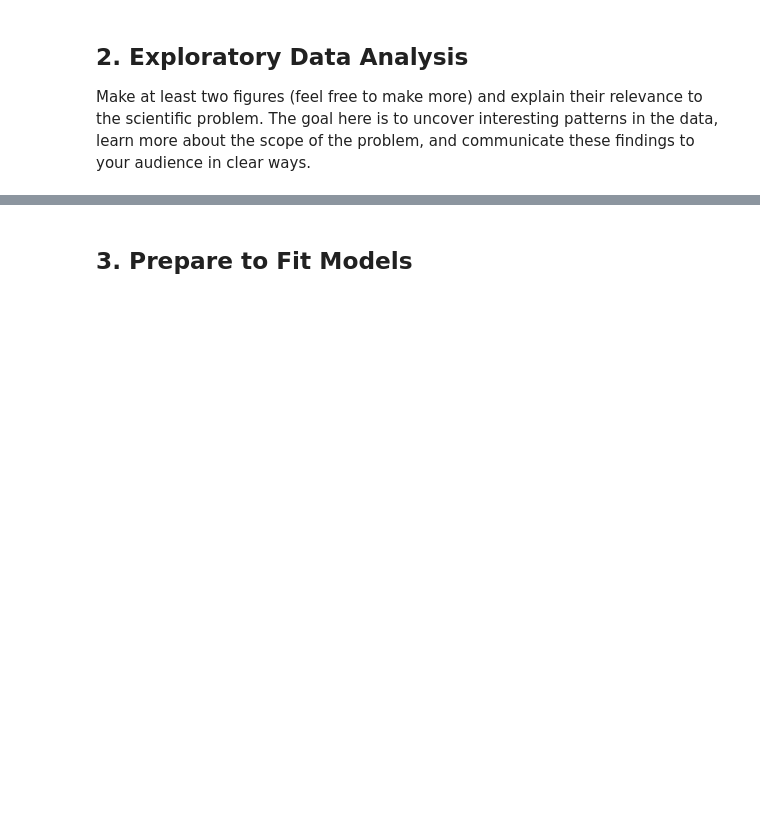
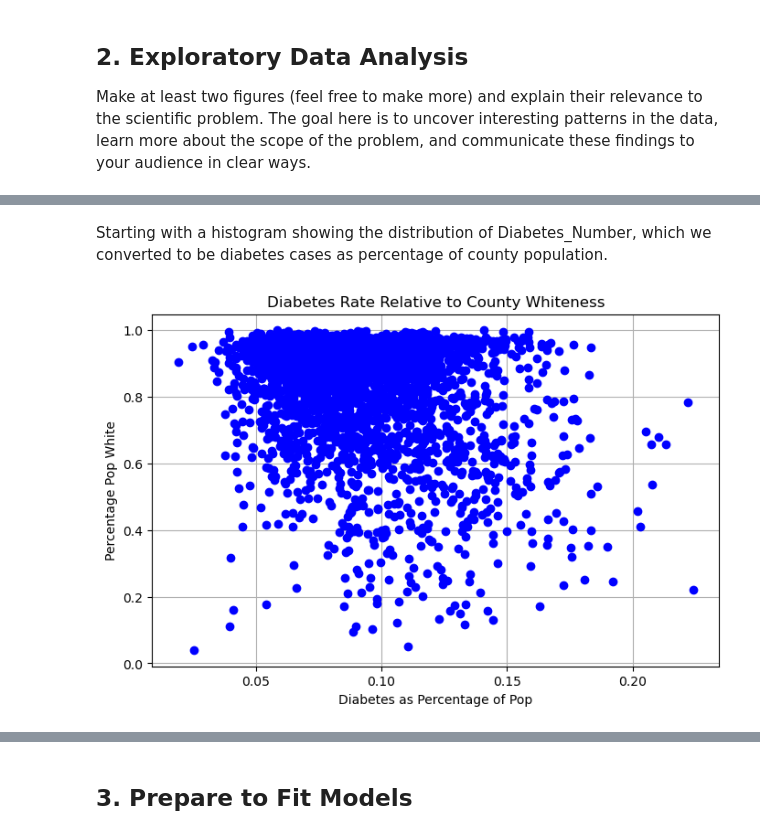
Before and after one commit to nereidagra/Computational-Social-Science-Projects, a Jupyter notebook: Project 2/Project 2 Students.ipynb, the cells around one changed output, grey strips where cells are left out. Cells and saved outputs as stored; diff of their text form; code cells hidden in the pictures; blank space fills up the shorter version.

```diff
--- a/Project 2/Project 2 Students.ipynb
+++ b/Project 2/Project 2 Students.ipynb
@@ -413,4 +420,43 @@ Make at least two figures (feel free to make more) and explain their relevance t
+# %% [markdown]
+Starting with a histogram showing the distribution of Diabetes_Number, which we converted to be diabetes cases as percentage of county population.
 # %%
 #
 # EDA #2 and interpretations in this section
 #-----------
+# curious about distributions by race...
+# formatting with a subset of race vars that add up to 1
+diabetes_race = diabetes[['Diabetes_Number',
+                          'race_total population_one race_white',
+                          'race_total population_one race_black or african american',
+                          'race_total population_one race_american indian and alaska native',
+                          'race_total population_one race_asian',
+                          'race_total population_one race_native hawaiian and other pacific islander',
+                          'race_total population_one race_some other race',
+                          'race_total population_two or more races'
+                         ]]
+
+
+diabetes_race.columns = ['Diabetes_Number',
+                         'White',
+                         'Black/African American',
+                         'American Indian or Alaskan Native',
+                         'Asian',
+                         'Native Hawaiian or Other PI',
+                         'Other Race',
+                         'Two or More Races'
+                        ]
+
+# Create a dot plot
+plt.figure(figsize=(8, 5))
+plt.plot(diabetes_race['Diabetes_Number'], diabetes_race['White'], 'o', color='blue')  # 'o' for dots
+
+# Add labels and title
+plt.xlabel('Diabetes as Percentage of Pop')
+plt.ylabel('Percentage Pop White')
+plt.title('Diabetes Rate Relative to County Whiteness')
+
+# Show the plot
+plt.grid()
+plt.show()
+# %% [output]
+[figure, added]
```
Also changed, not shown: parts of 8 cells of this notebook.
